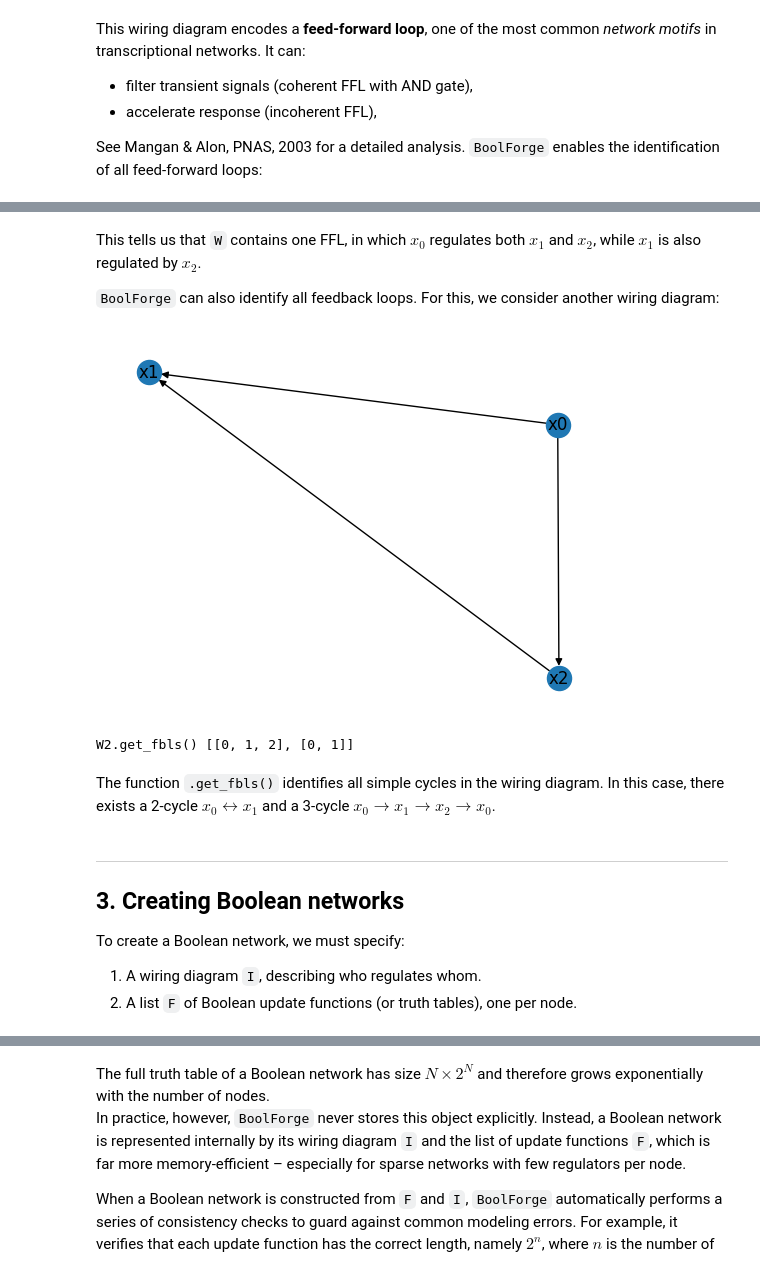
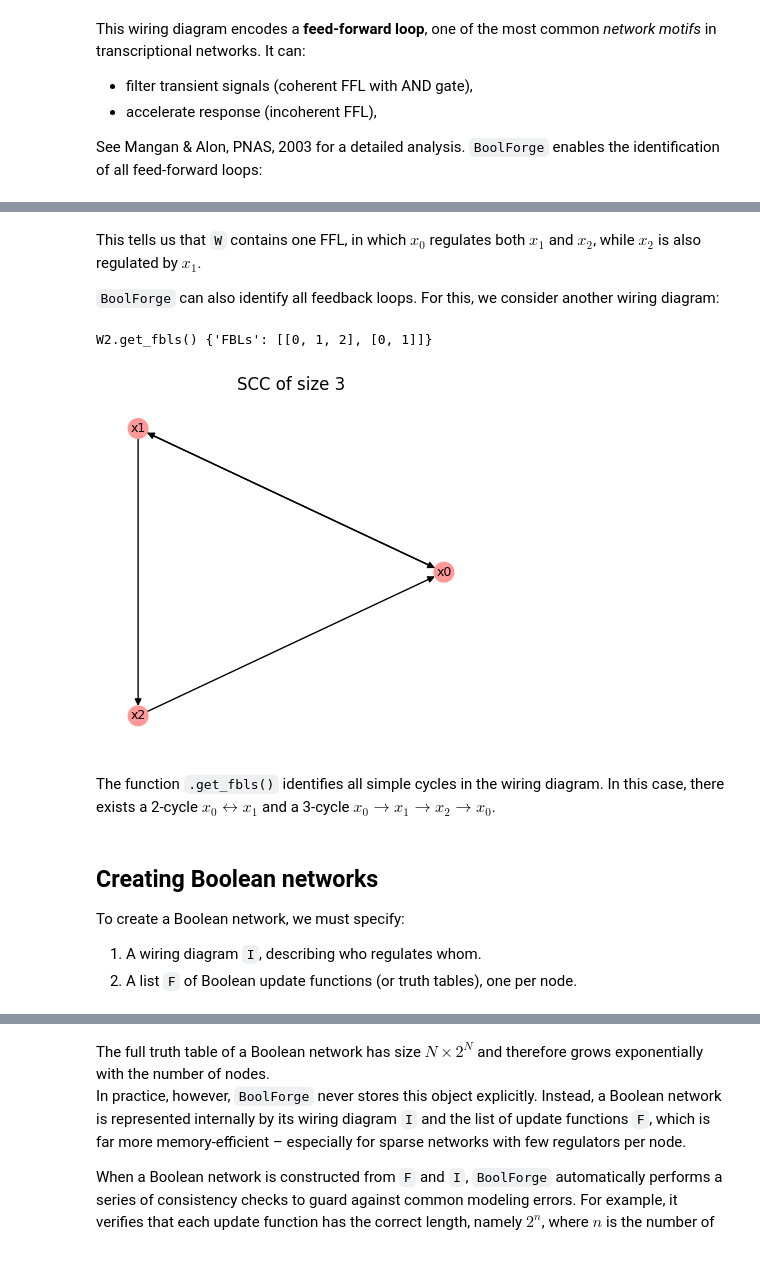
Before and after one commit to ckadelka/BoolForge, a Jupyter notebook: docs/tutorials/tutorial06_boolean_networks.ipynb, the cells around one changed output, grey strips where cells are left out. Drawn from its saved outputs; the diff is of its cells as text; code cells hidden in the pictures.

```diff
--- a/docs/tutorials/tutorial06_boolean_networks.ipynb
+++ b/docs/tutorials/tutorial06_boolean_networks.ipynb
@@ -133,31 +116,28 @@ W.get_ffls() [[0, 2, 1]]
 # %% [markdown]
 This tells us that `W` contains one FFL, in which $x_0$ regulates both $x_1$ and $x_2$,
-while $x_1$ is also regulated by $x_2$.
+while $x_2$ is also regulated by $x_1$.
 
 `BoolForge` can also identify all feedback loops. For this, we consider another wiring diagram:
 # %%
 I2 = [
     [2,1],
     [0],
     [1],
 ]
 
-W2 = boolforge.WiringDiagram(I=I2)
-plt.figure()
-nx.draw_networkx(DiGraph, with_labels=True, arrows=True)
-plt.axis("off")
-plt.show()
+W2 = bf.WiringDiagram(I=I2)
+fig = W2.plot(show=False)
+fig
 
 print("W2.get_fbls()", W2.get_fbls())
 # %% [output]
+W2.get_fbls() {'FBLs': [[0, 1, 2], [0, 1]]}
-[figure, old version]
+[figure, new version]
-W2.get_fbls() [[0, 1, 2], [0, 1]]
 # %% [markdown]
 The function `.get_fbls()` identifies all simple cycles in the wiring diagram.
 In this case, there exists a 2-cycle $x_0 \leftrightarrow x_1$ and a 3-cycle $x_0 \to x_1 \to x_2 \to x_0$.
 # %% [markdown]
----
-## 3. Creating Boolean networks
+## Creating Boolean networks
 
 To create a Boolean network, we must specify:
 
```
Also changed, not shown: parts of 34 cells of this notebook, 17 other files.
